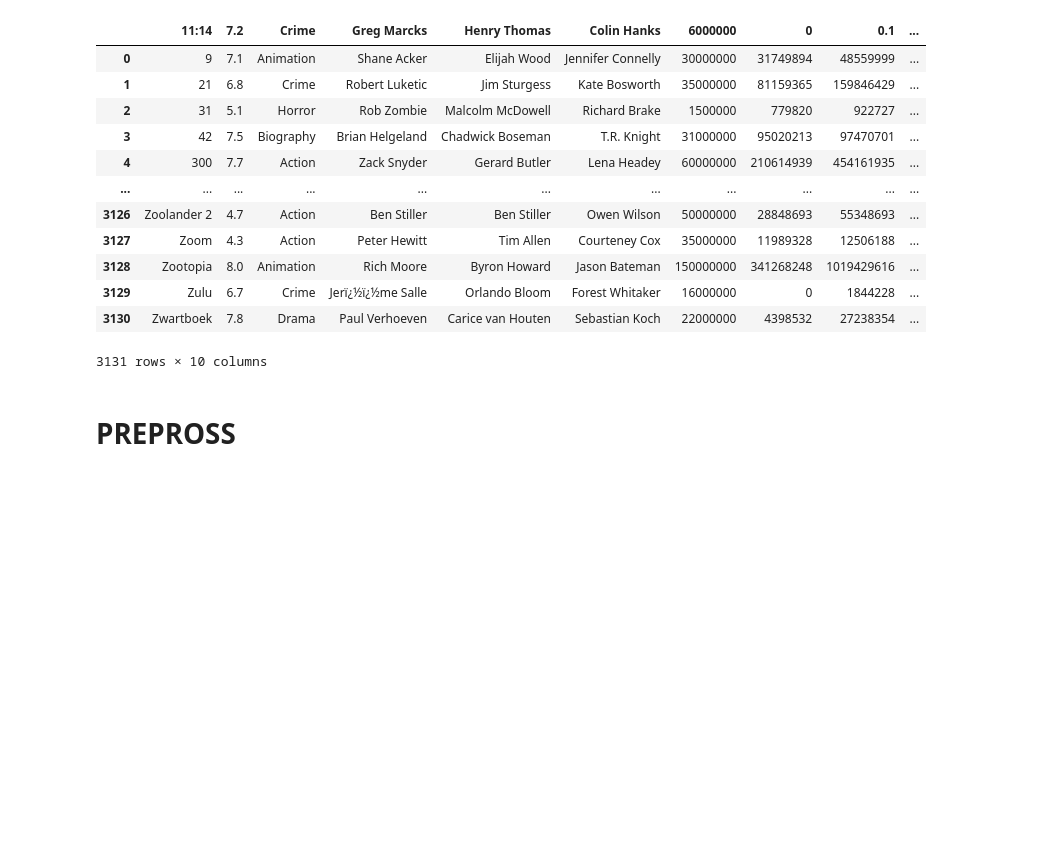
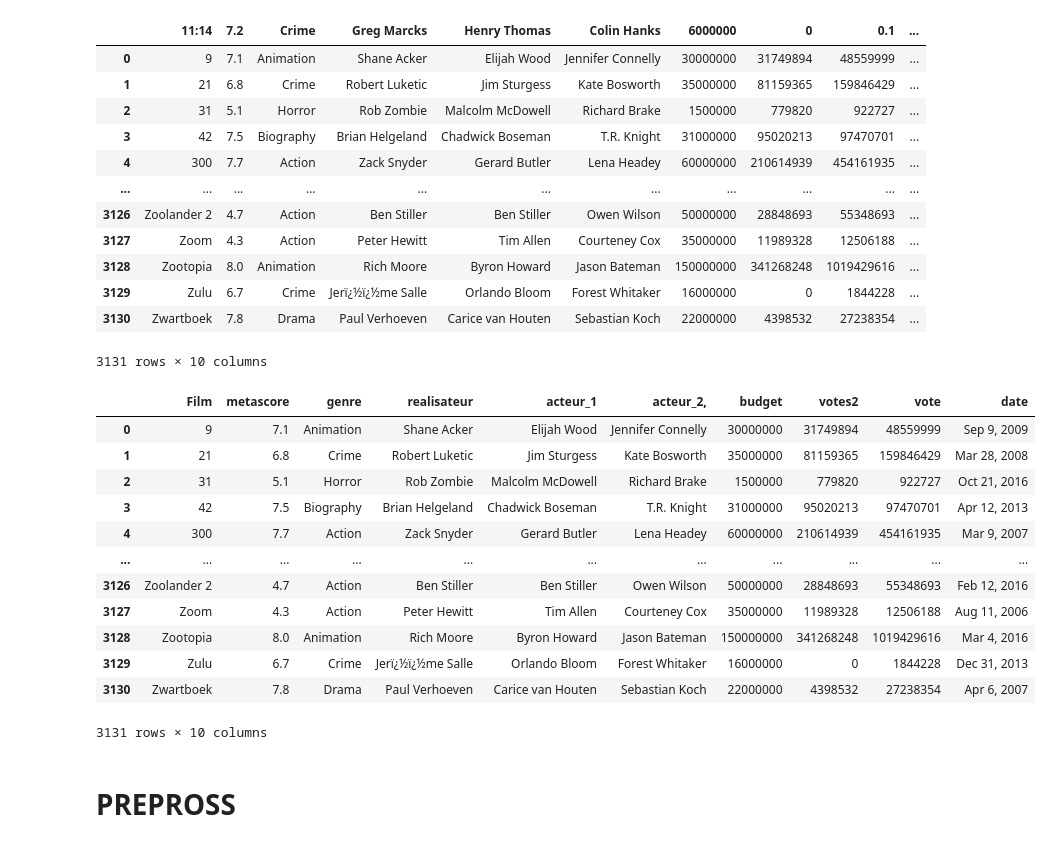
Before and after one commit to ManonDBT/Amelioration_IA, a Jupyter notebook: Amélioration/Modèle/Amélioration_scoring.ipynb, the cells around one changed output. Drawn from its saved outputs; the diff is of its cells as text; code cells hidden in the pictures; blank space fills up the shorter version.

```diff
--- a/Amélioration/Modèle/Amélioration_scoring.ipynb
+++ b/Amélioration/Modèle/Amélioration_scoring.ipynb
@@ -31,7 +31,7 @@ from sklearn import tree
 # %% [markdown]
 # Fichier
 # %%
-imdb = pd.read_csv("/Users/manon/Projet/Projet-SIMPLON/Amélioration/Modèle/movies2.csv",encoding="latin-1")
+imdb = pd.read_csv("/Users/manon/Projet/Projet-SIMPLON/Amélioration/Data/movies2.csv", encoding="latin-1")
 imdb
 # %% [output]
 |  | 11:14 | 7.2 | Crime | Greg Marcks | Henry Thomas | Colin Hanks | 6000000 | 0 | 0.1 | ... |
@@ -47,6 +47,24 @@ imdb
 | 3129 | Zulu | 6.7 | Crime | Jerï¿½ï¿½me Salle | Orlando Bloom | Forest Whitaker | 16000000 | 0 | 1844228 | ... |
 | 3130 | Zwartboek | 7.8 | Drama | Paul Verhoeven | Carice van Houten | Sebastian Koch | 22000000 | 4398532 | 27238354 | ... |
 3131 rows × 10 columns
+# %%
+df = imdb.rename(columns = {'11:14' :'film','7.2' : 'metascore','Crime' : 'genre', 'Greg Marcks':'realisateur', 	'Henry Thomas' : 'acteur_1', 'Colin Hanks':'acteur_2, ','6000000' : 'budget',	'0': 'votes2',	'0.1': 'vote',	'Aug 12, 2005': 'date'})
+# %%
+df
+# %% [output]
+|  | Film | metascore | genre | realisateur | acteur_1 | acteur_2, | budget | votes2 | vote | date |
+| 0 | 9 | 7.1 | Animation | Shane Acker | Elijah Wood | Jennifer Connelly | 30000000 | 31749894 | 48559999 | Sep 9, 2009 |
+| 1 | 21 | 6.8 | Crime | Robert Luketic | Jim Sturgess | Kate Bosworth | 35000000 | 81159365 | 159846429 | Mar 28, 2008 |
+| 2 | 31 | 5.1 | Horror | Rob Zombie | Malcolm McDowell | Richard Brake | 1500000 | 779820 | 922727 | Oct 21, 2016 |
+| 3 | 42 | 7.5 | Biography | Brian Helgeland | Chadwick Boseman | T.R. Knight | 31000000 | 95020213 | 97470701 | Apr 12, 2013 |
+| 4 | 300 | 7.7 | Action | Zack Snyder | Gerard Butler | Lena Headey | 60000000 | 210614939 | 454161935 | Mar 9, 2007 |
+| ... | ... | ... | ... | ... | ... | ... | ... | ... | ... | ... |
+| 3126 | Zoolander 2 | 4.7 | Action | Ben Stiller | Ben Stiller | Owen Wilson | 50000000 | 28848693 | 55348693 | Feb 12, 2016 |
+| 3127 | Zoom | 4.3 | Action | Peter Hewitt | Tim Allen | Courteney Cox | 35000000 | 11989328 | 12506188 | Aug 11, 2006 |
+| 3128 | Zootopia | 8.0 | Animation | Rich Moore | Byron Howard | Jason Bateman | 150000000 | 341268248 | 1019429616 | Mar 4, 2016 |
+| 3129 | Zulu | 6.7 | Crime | Jerï¿½ï¿½me Salle | Orlando Bloom | Forest Whitaker | 16000000 | 0 | 1844228 | Dec 31, 2013 |
+| 3130 | Zwartboek | 7.8 | Drama | Paul Verhoeven | Carice van Houten | Sebastian Koch | 22000000 | 4398532 | 27238354 | Apr 6, 2007 |
+3131 rows × 10 columns
 # %% [markdown]
 # PREPROSS
 # %%
```
Also changed, not shown: parts of 5 cells of this notebook, 3 other files.
